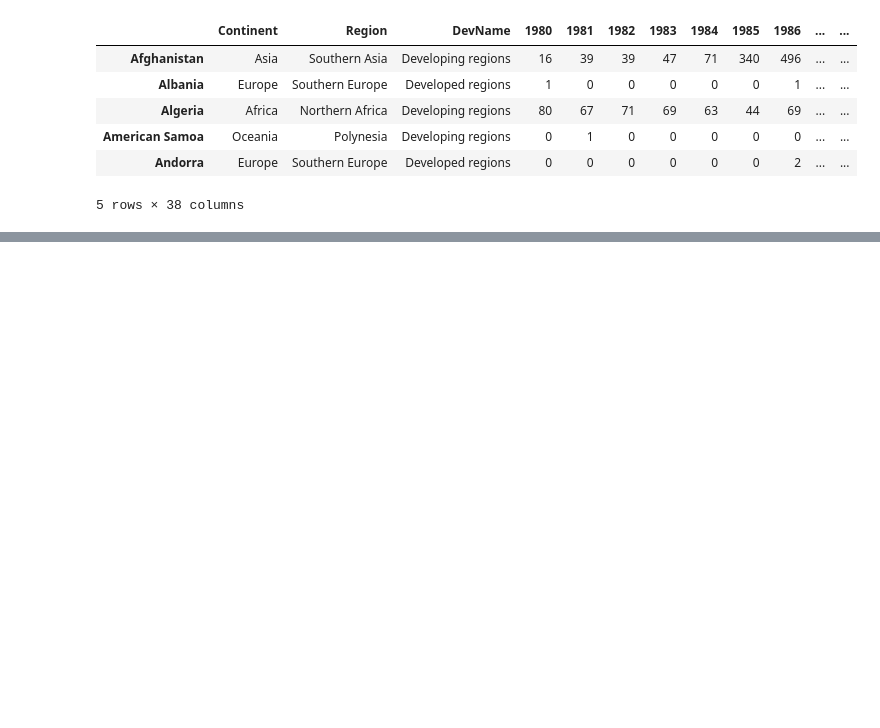
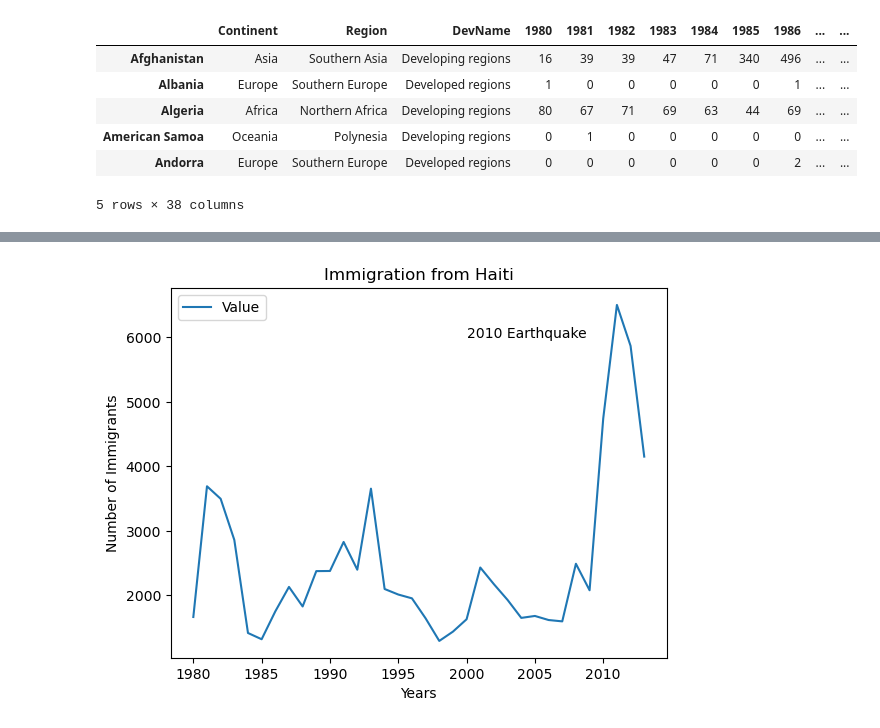
Before and after one commit to 0xrsfagundes/IBM, a Jupyter notebook: IBM/Data Visualization with Python/Data Visualization with Python - Lab1.ipynb, the cells around one changed output, grey strips where cells are left out. Saved outputs shown, nothing was run; the diff lists cells and outputs as text; code cells hidden in the pictures; blank space fills up the shorter version.

```diff
--- a/IBM/Data Visualization with Python/Data Visualization with Python - Lab1.ipynb
+++ b/IBM/Data Visualization with Python/Data Visualization with Python - Lab1.ipynb
@@ -170,0 +151,6 @@ Name: Japan, dtype: object
+# %%
+df_long = df
+df_long.drop(['Total'], axis=1, inplace=True)
+df_long.index.name = 'Country'
+df_long.reset_index(inplace=True)
+df_long = pd.melt(df, id_vars=['Country','Continent', 'Region', 'DevName'], var_name='Year', value_name='Value')
@@ -170,0 +166,11 @@ Name: Japan, dtype: object
+# %%
+import matplotlib.pyplot as plt
+
+df_long[df_long['Country']=='Haiti'].plot(x='Year',y='Value')
+plt.title('Immigration from Haiti')
+plt.xlabel('Years')
+plt.ylabel('Number of Immigrants')
+plt.text(2000,6000,'2010 Earthquake')
+plt.show()
+# %% [output]
+[figure, added]
```
Also changed, not shown: parts of 4 cells of this notebook.
